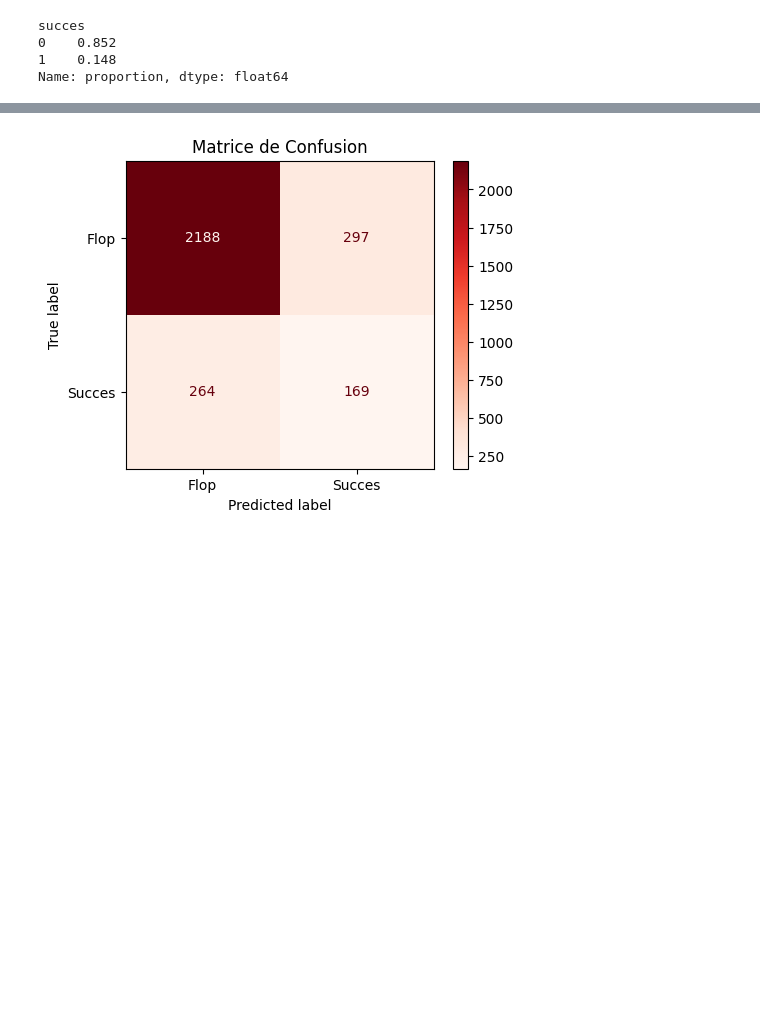
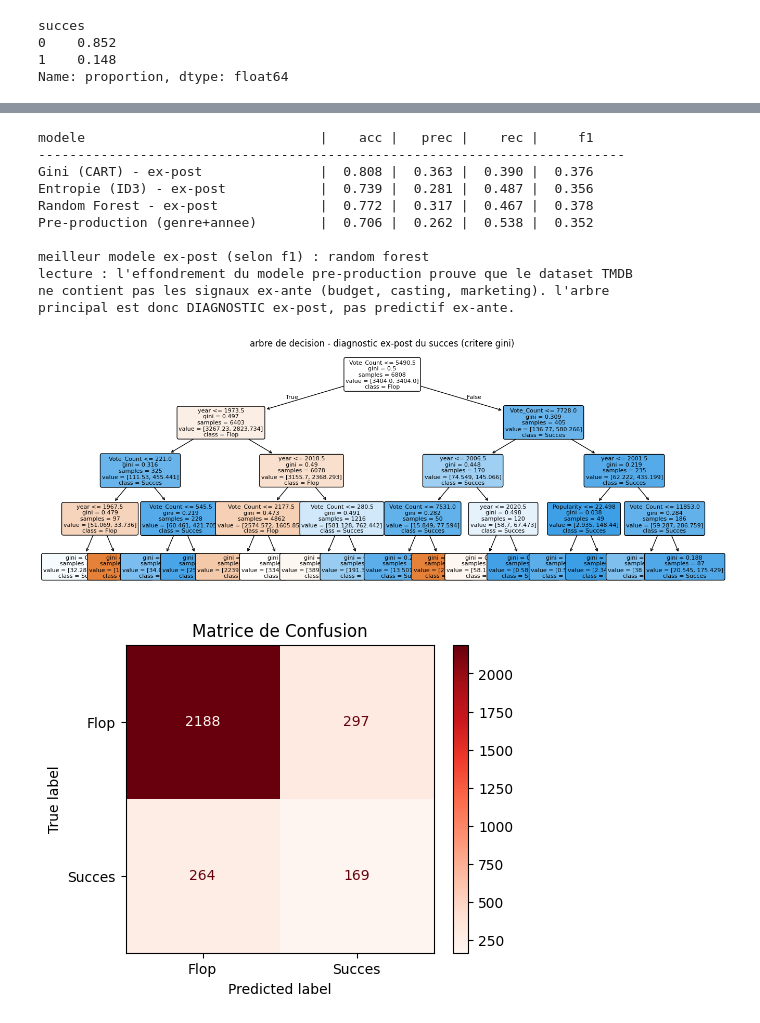
Before and after one commit to Dylan801/8PRO408, a Jupyter notebook: notebook.ipynb, the cells around one changed output, grey strips where cells are left out. Drawn from its saved outputs; the diff is of its cells as text; code cells hidden in the pictures; blank space fills up the shorter version.

Commit message:
final version post pres

```diff
--- a/notebook.ipynb
+++ b/notebook.ipynb
@@ -628,3 +586,76 @@ meilleur modele trouve (selon f1) : random forest
+# %%
+# === modeles "diagnostic ex-post" : utilisent les features post-sortie ===
+# 1. arbre gini
+clf = DecisionTreeClassifier(max_depth=4, min_samples_split=20, random_state=RANDOM_STATE,
+                             class_weight="balanced")
+clf.fit(X_train, y_train)
+
+# arbre entropie (id3/c4.5)
+clf_ent = DecisionTreeClassifier(max_depth=4, min_samples_split=20, random_state=RANDOM_STATE,
+                                 class_weight="balanced", criterion="entropy")
+clf_ent.fit(X_train, y_train)
+
+# random forest
+rf = RandomForestClassifier(n_estimators=100, max_depth=4, min_samples_split=20,
+                            class_weight="balanced", random_state=RANDOM_STATE)
+rf.fit(X_train, y_train)
+
+# === contre-modele "pre-production ex-ante" : uniquement les features dispo AVANT sortie ===
+# but : prouver empiriquement que le dataset TMDB ne permet pas la prediction avant sortie
+df_pre = df.dropna(subset=["main_genre", "year", "succes"]).copy()
+X_pre = pd.get_dummies(df_pre[["main_genre", "year"]], columns=["main_genre"], drop_first=True)
+y_pre = df_pre["succes"]
+Xp_tr, Xp_te, yp_tr, yp_te = train_test_split(
+    X_pre, y_pre, test_size=0.30, random_state=RANDOM_STATE, stratify=y_pre)
+
+clf_pre = DecisionTreeClassifier(max_depth=4, min_samples_split=20, random_state=RANDOM_STATE,
+                                 class_weight="balanced")
+clf_pre.fit(Xp_tr, yp_tr)
+
+# 2. comparaison : 3 modeles ex-post vs 1 modele ex-ante (cours 8 : precision, recall, f1)
+print(f"{'modele':35s} | {'acc':>6s} | {'prec':>6s} | {'rec':>6s} | {'f1':>6s}")
+print("-" * 75)
+modeles = [
+    ("Gini (CART) - ex-post",        clf,     X_test, y_test),
+    ("Entropie (ID3) - ex-post",     clf_ent, X_test, y_test),
+    ("Random Forest - ex-post",      rf,      X_test, y_test),
+    ("Pre-production (genre+annee)", clf_pre, Xp_te,  yp_te),
+]
+for nom, mod, Xt, yt in modeles:
+    preds = mod.predict(Xt)
+    acc = accuracy_score(yt, preds)
+    prec = precision_score(yt, preds, zero_division=0)
+    rec = recall_score(yt, preds)
+    f1 = f1_score(yt, preds)
+    print(f"{nom:35s} | {acc:>6.3f} | {prec:>6.3f} | {rec:>6.3f} | {f1:>6.3f}")
+
+# on garde le meilleur modele ex-post selon le f1-score pour la suite (cellules 33-35)
+best = max([(clf, "gini (cart)"), (clf_ent, "entropie (id3)"), (rf, "random forest")],
+           key=lambda x: f1_score(y_test, x[0].predict(X_test)))
+print(f"\nmeilleur modele ex-post (selon f1) : {best[1]}")
+print("lecture : l'effondrement du modele pre-production prouve que le dataset TMDB")
+print("ne contient pas les signaux ex-ante (budget, casting, marketing). l'arbre")
+print("principal est donc DIAGNOSTIC ex-post, pas predictif ex-ante.")
+
+# 3. visualisation graphique de l'arbre ex-post (max_depth=4 pour la lisibilite)
+fig, ax = plt.subplots(figsize=(16, 6))
+plot_tree(clf, feature_names=feat_clf, class_names=["Flop", "Succes"],
+          filled=True, rounded=True, fontsize=8, ax=ax, max_depth=4)
+ax.set_title("arbre de decision - diagnostic ex-post du succes (critere gini)")
+plt.show()
+# %% [output]
+modele                              |    acc |   prec |    rec |     f1
+---------------------------------------------------------------------------
+Gini (CART) - ex-post               |  0.808 |  0.363 |  0.390 |  0.376
+Entropie (ID3) - ex-post            |  0.739 |  0.281 |  0.487 |  0.356
+Random Forest - ex-post             |  0.772 |  0.317 |  0.467 |  0.378
+Pre-production (genre+annee)        |  0.706 |  0.262 |  0.538 |  0.352
+
+meilleur modele ex-post (selon f1) : random forest
+lecture : l'effondrement du modele pre-production prouve que le dataset TMDB
+ne contient pas les signaux ex-ante (budget, casting, marketing). l'arbre
+principal est donc DIAGNOSTIC ex-post, pas predictif ex-ante.
+[figure, added]
 # %%
 # Predictions calculees une seule fois ici
 y_pred = clf.predict(X_test)
```
Also changed, not shown: parts of 4 cells of this notebook.
